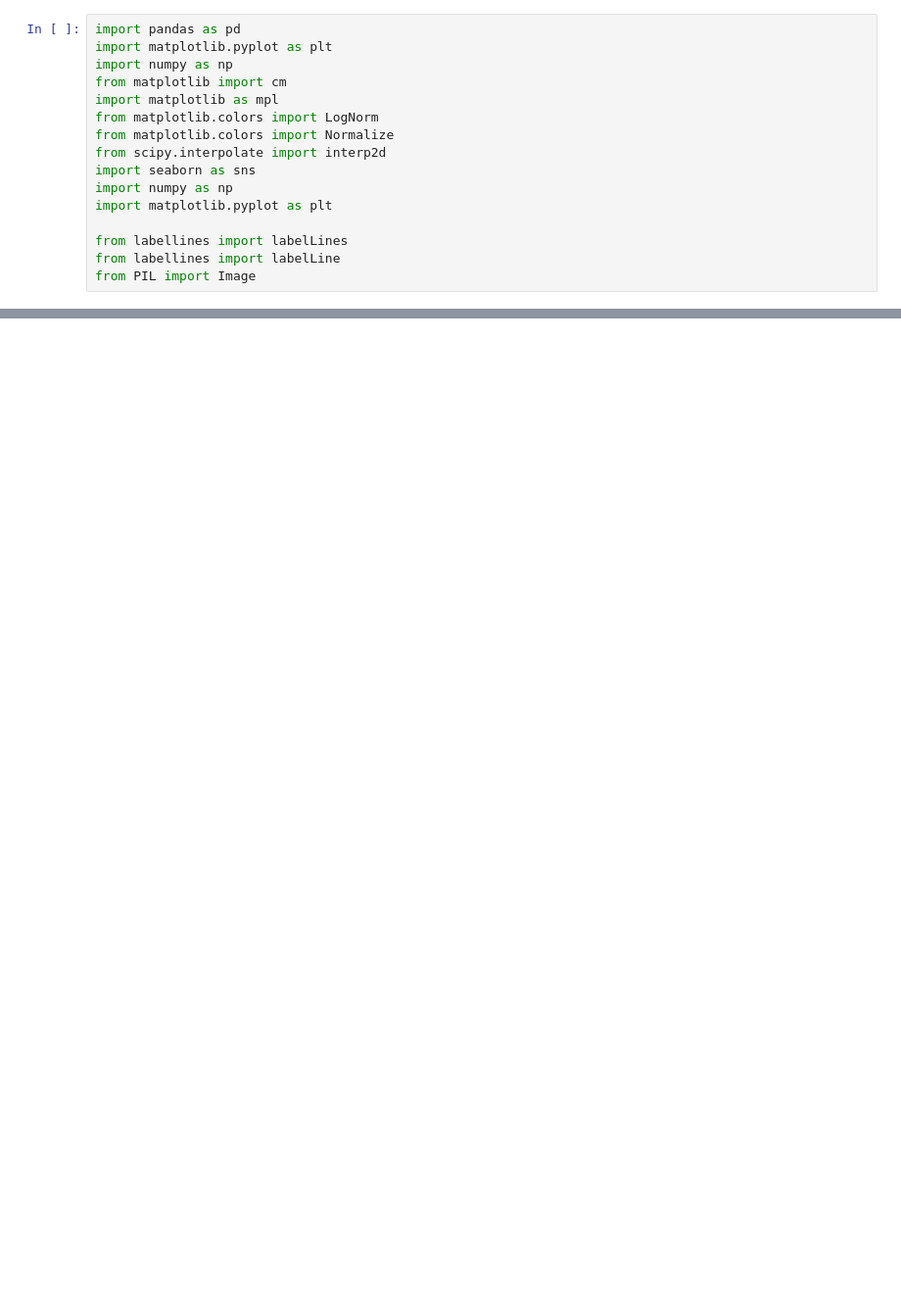
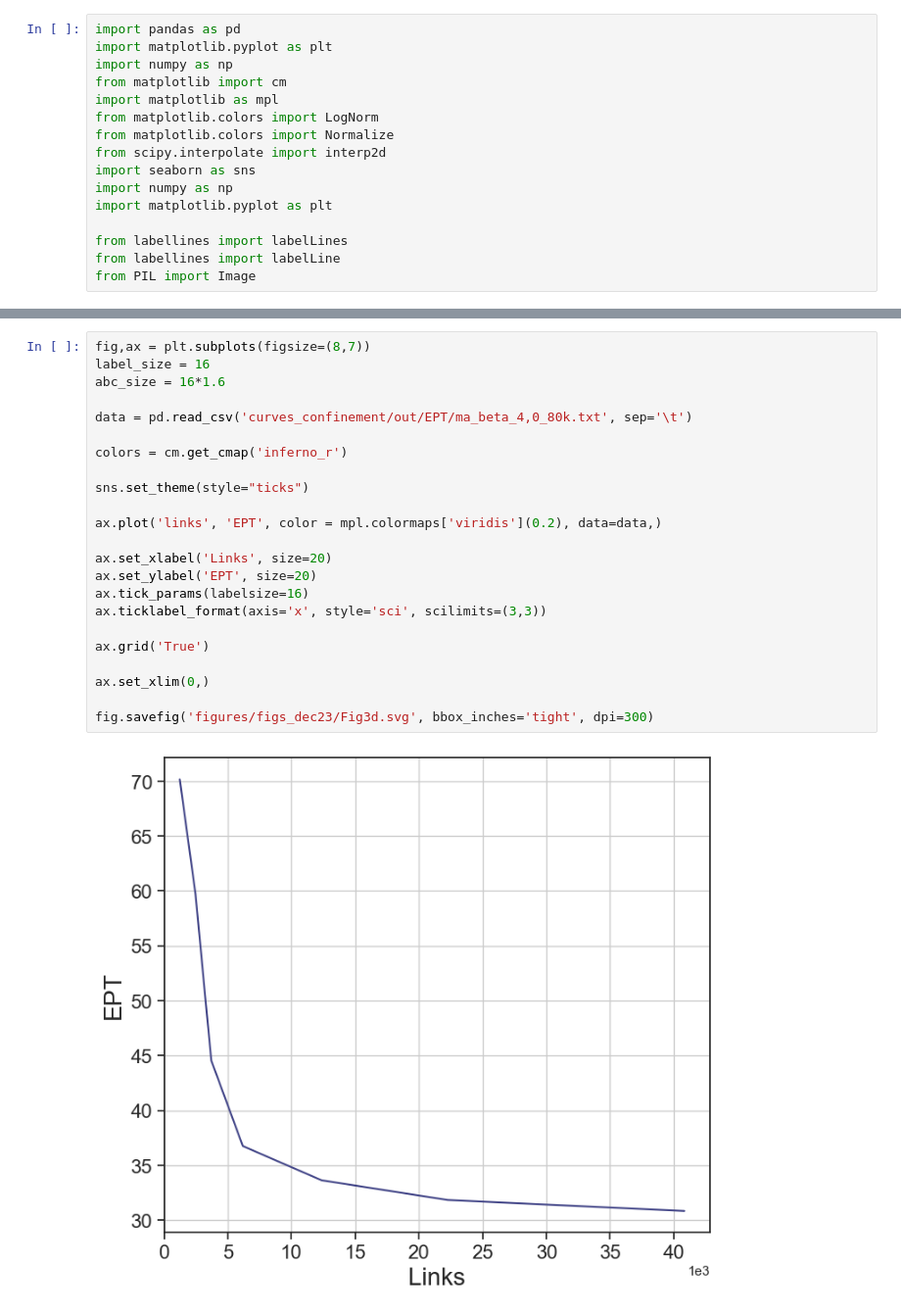
Before and after one commit to PabloValgaRuiz/control23, a Jupyter notebook: figs_dec23.ipynb, the cells around one changed output, grey strips where cells are left out. Shown at 98% size. Drawn from its saved outputs; the diff is of its cells as text; blank space fills up the shorter version.

```diff
--- a/figs_dec23.ipynb
+++ b/figs_dec23.ipynb
@@ -109,0 +136,25 @@ fig.savefig('figures/figs_dec23/Fig3b.svg', bbox_inches='tight', dpi=300)
+# %%
+fig,ax = plt.subplots(figsize=(8,7))
+label_size = 16
+abc_size = 16*1.6
+
+data = pd.read_csv('curves_confinement/out/EPT/ma_beta_4,0_80k.txt', sep='\t')
+
+colors = cm.get_cmap('inferno_r')
+
+sns.set_theme(style="ticks")
+
+ax.plot('links', 'EPT', color = mpl.colormaps['viridis'](0.2), data=data,)
+
+ax.set_xlabel('Links', size=20)
+ax.set_ylabel('EPT', size=20)
+ax.tick_params(labelsize=16)
+ax.ticklabel_format(axis='x', style='sci', scilimits=(3,3))
+
+ax.grid('True')
+
+ax.set_xlim(0,)
+
+fig.savefig('figures/figs_dec23/Fig3d.svg', bbox_inches='tight', dpi=300)
+# %% [output]
+[figure, added]
```
Also changed, not shown: parts of 4 cells of this notebook, 4 other files.
